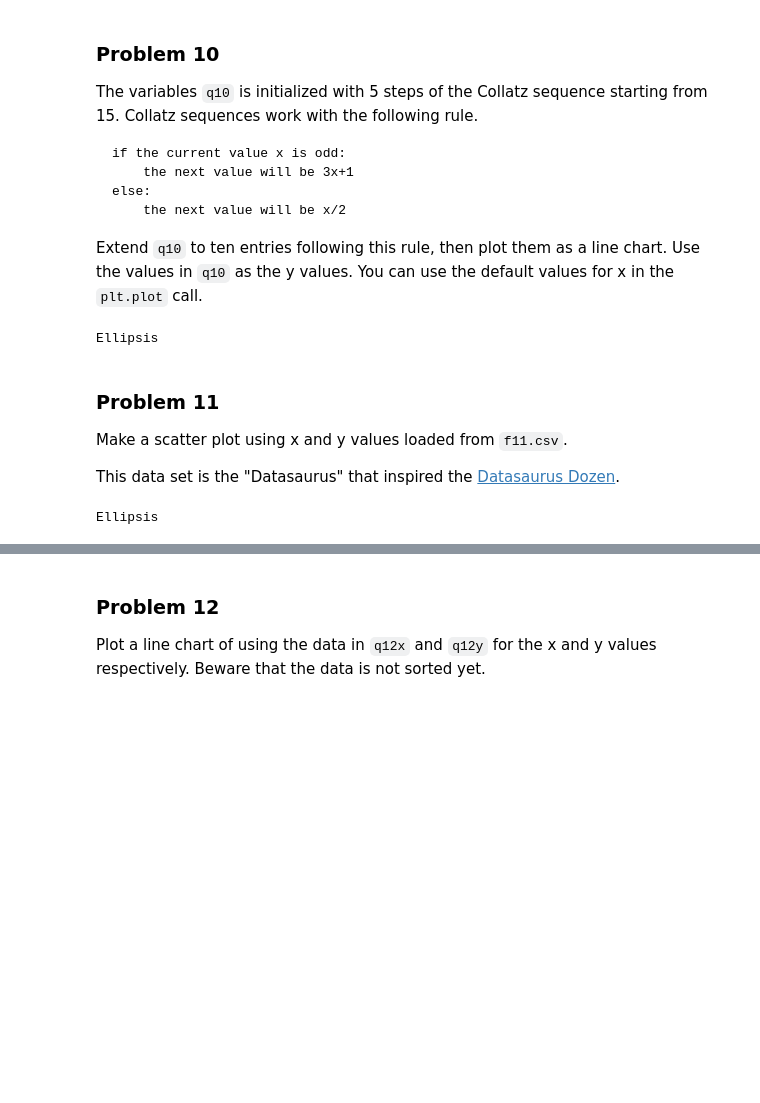
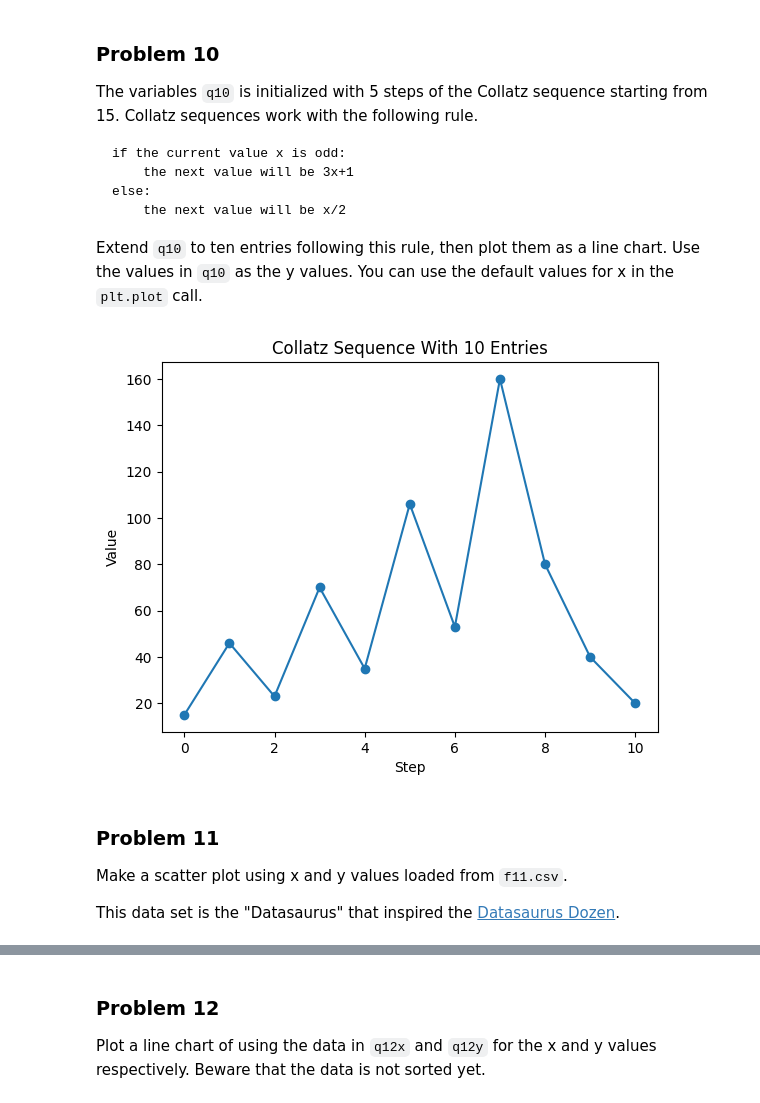
Before and after one commit to Ian123Ian595/dx602-homework-05, a Jupyter notebook: homework.ipynb, the cells around one changed output, grey strips where cells are left out. Saved outputs shown, nothing was run; the diff lists cells and outputs as text; code cells hidden in the pictures; blank space fills up the shorter version.

```diff
--- a/homework.ipynb
+++ b/homework.ipynb
@@ -278,9 +303,3 @@ You can use the default values for x in the `plt.plot` call.
 # DO NOT CHANGE
 
 q10 = [15, 46, 23, 70, 35]
-# %%
-# YOUR CHANGES HERE
-
-...
-# %% [output]
-Ellipsis
@@ -287,3 +308,18 @@ Ellipsis
+# %%
+while len(q10) < 11:
+    x = q10[-1]
+    if x%2 == 0:
+        q10.append(x//2)
+    else:
+        q10.append(3*x+1)
+
+plt.plot(q10, marker= 'o')
+plt.title("Collatz Sequence With 10 Entries")
+plt.xlabel("Step")
+plt.ylabel("Value")
+plt.show()
+# %% [output]
+[figure, added]
 # %% [markdown]
 ### Problem 11
 
@@ -292,7 +328,4 @@ Make a scatter plot using x and y values loaded from `f11.csv`.
 This data set is the "Datasaurus" that inspired the [Datasaurus Dozen](https://www.research.autodesk.com/publications/same-stats-different-graphs/).
 # %%
 # YOUR CHANGES HERE
-
-...
+import pandas as pd
-# %% [output]
-Ellipsis
```
Also changed, not shown: parts of 32 cells of this notebook, 1 other file.
